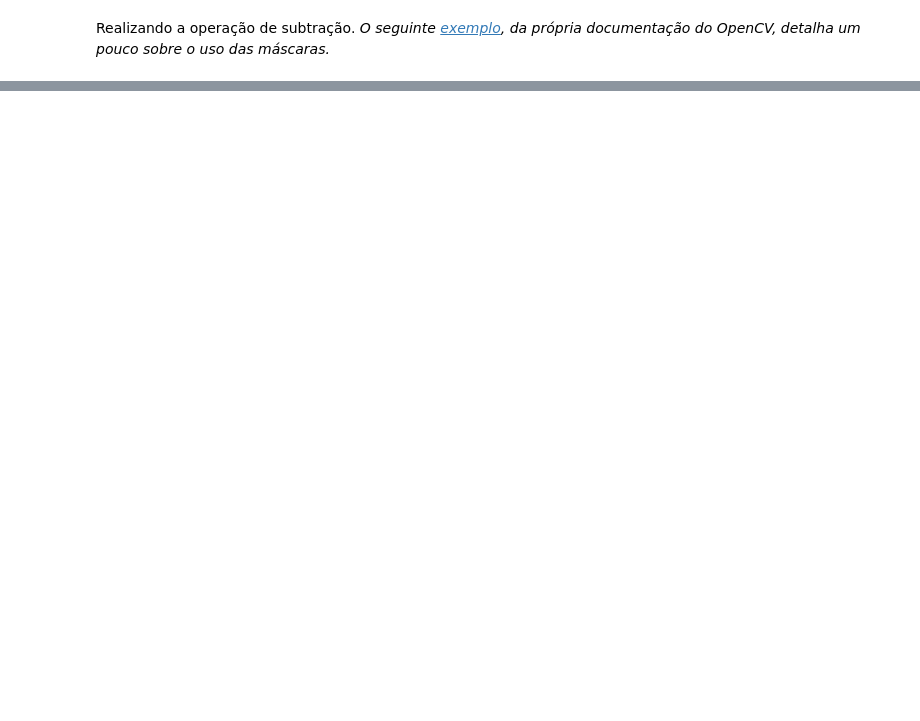
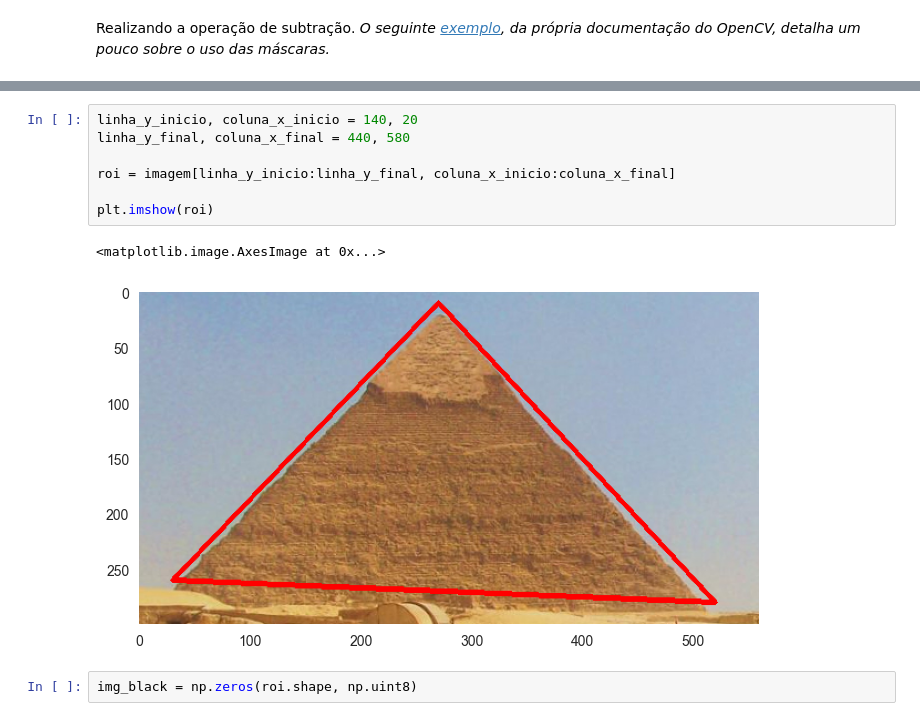
Before and after one commit to henricobela/Python, a Jupyter notebook: Faculdade/FIAP/Segundo_ano/Visao Computacional/Atividades Checkpoint - Visão Computacional/Atividade 3/atividade3.ipynb, the cells around one changed output, grey strips where cells are left out. Drawn from its saved outputs; the diff is of its cells as text; blank space fills up the shorter version.

```diff
--- a/Faculdade/FIAP/Segundo_ano/Visao Computacional/Atividades Checkpoint - Visão Computacional/Atividade 3/atividade3.ipynb
+++ b/Faculdade/FIAP/Segundo_ano/Visao Computacional/Atividades Checkpoint - Visão Computacional/Atividade 3/atividade3.ipynb
@@ -64,0 +80,12 @@ Realizando a operação de subtração.
+# %%
+linha_y_inicio, coluna_x_inicio = 140, 20
+linha_y_final, coluna_x_final = 440, 580
+
+roi = imagem[linha_y_inicio:linha_y_final, coluna_x_inicio:coluna_x_final]
+
+plt.imshow(roi)
+# %% [output]
+<matplotlib.image.AxesImage at 0x...>
+[figure, added]
+# %%
+img_black = np.zeros(roi.shape, np.uint8)
```
Also changed, not shown: parts of 9 cells of this notebook, 1 other file.
